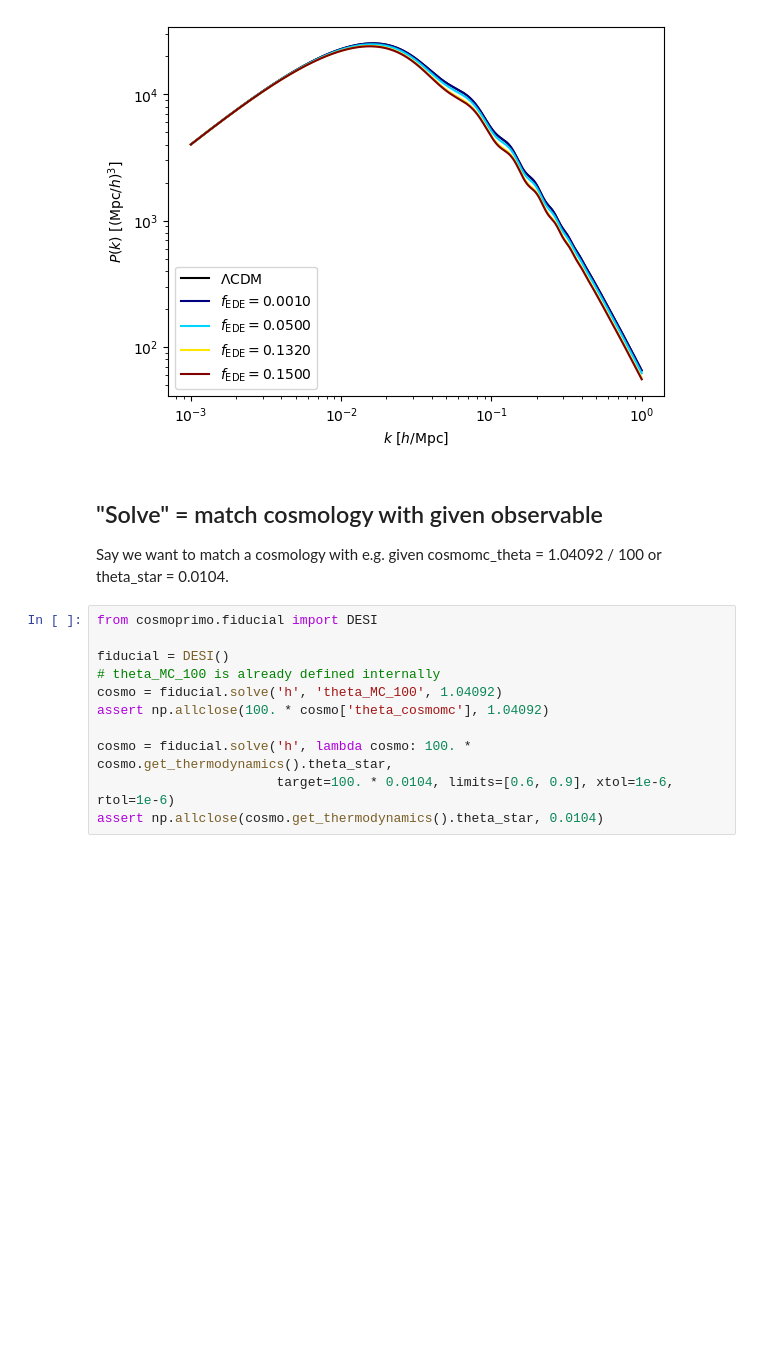
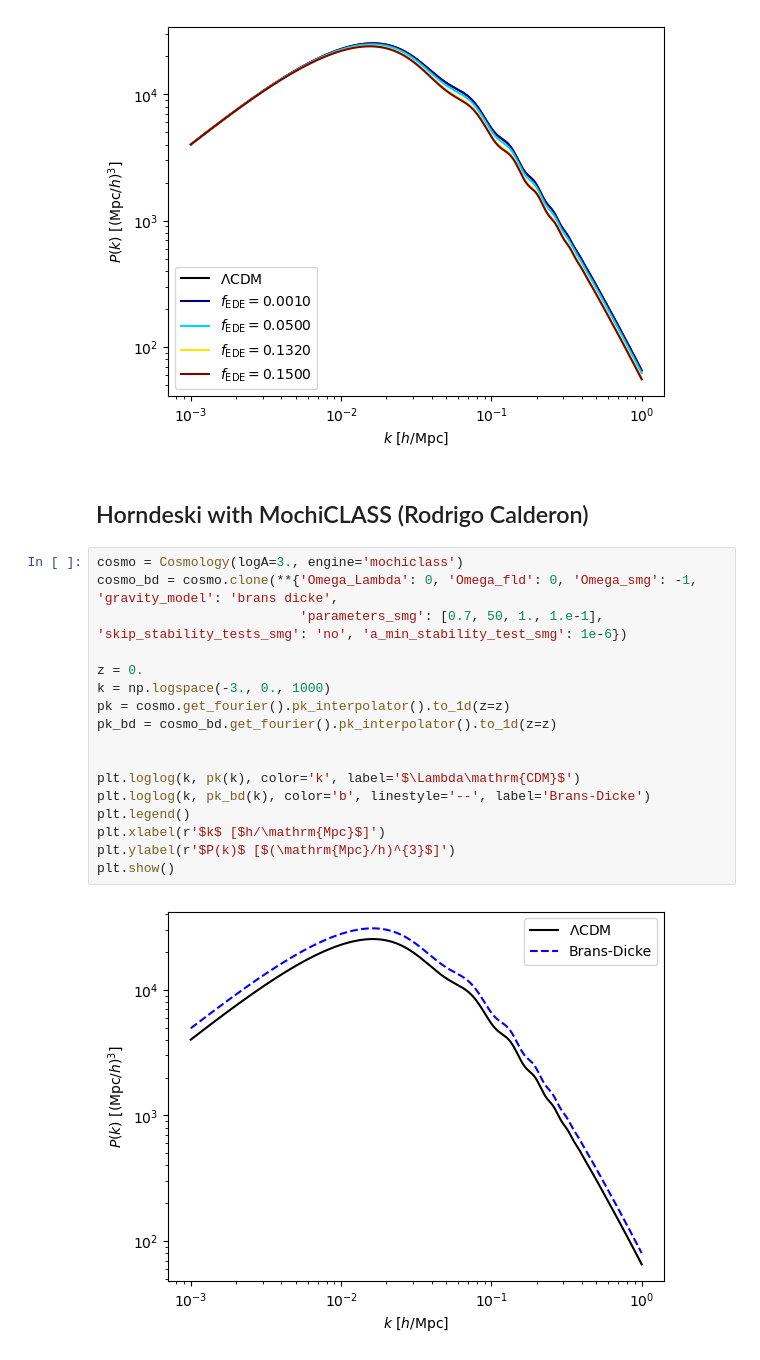
Before and after one commit to cosmodesi/cosmoprimo, a Jupyter notebook: nb/examples.ipynb, the cells around one changed output. Cells and saved outputs as stored; diff of their text form; blank space fills up the shorter version.

```diff
--- a/nb/examples.ipynb
+++ b/nb/examples.ipynb
@@ -373,17 +424,24 @@ plt.ylabel(r'$P(k)$ [$(\mathrm{Mpc}/h)^{3}$]')
 plt.show()
 # %% [output]
 [figure]
-# %% [markdown]
-## "Solve" = match cosmology with given observable
-Say we want to match a cosmology with e.g. given cosmomc_theta = 1.04092 / 100 or theta_star = 0.0104.
-# %%
-from cosmoprimo.fiducial import DESI
-
-fiducial = DESI()
-# theta_MC_100 is already defined internally
-cosmo = fiducial.solve('h', 'theta_MC_100', 1.04092)
-assert np.allclose(100. * cosmo['theta_cosmomc'], 1.04092)
-
-cosmo = fiducial.solve('h', lambda cosmo: 100. * cosmo.get_thermodynamics().theta_star,
-                       target=100. * 0.0104, limits=[0.6, 0.9], xtol=1e-6, rtol=1e-6)
-assert np.allclose(cosmo.get_thermodynamics().theta_star, 0.0104)
+# %% [markdown]
+## Horndeski with MochiCLASS (Rodrigo Calderon)
+# %%
+cosmo = Cosmology(logA=3., engine='mochiclass')
+cosmo_bd = cosmo.clone(**{'Omega_Lambda': 0, 'Omega_fld': 0, 'Omega_smg': -1, 'gravity_model': 'brans dicke',
+                          'parameters_smg': [0.7, 50, 1., 1.e-1], 'skip_stability_tests_smg': 'no', 'a_min_stability_test_smg': 1e-6})
+
+z = 0.
+k = np.logspace(-3., 0., 1000)
+pk = cosmo.get_fourier().pk_interpolator().to_1d(z=z)
+pk_bd = cosmo_bd.get_fourier().pk_interpolator().to_1d(z=z)
+
+
+plt.loglog(k, pk(k), color='k', label='$\Lambda\mathrm{CDM}$')
+plt.loglog(k, pk_bd(k), color='b', linestyle='--', label='Brans-Dicke')
+plt.legend()
+plt.xlabel(r'$k$ [$h/\mathrm{Mpc}$]')
+plt.ylabel(r'$P(k)$ [$(\mathrm{Mpc}/h)^{3}$]')
+plt.show()
+# %% [output]
+[figure, added]
```
Also changed, not shown: parts of 12 cells of this notebook, 19 other files.
